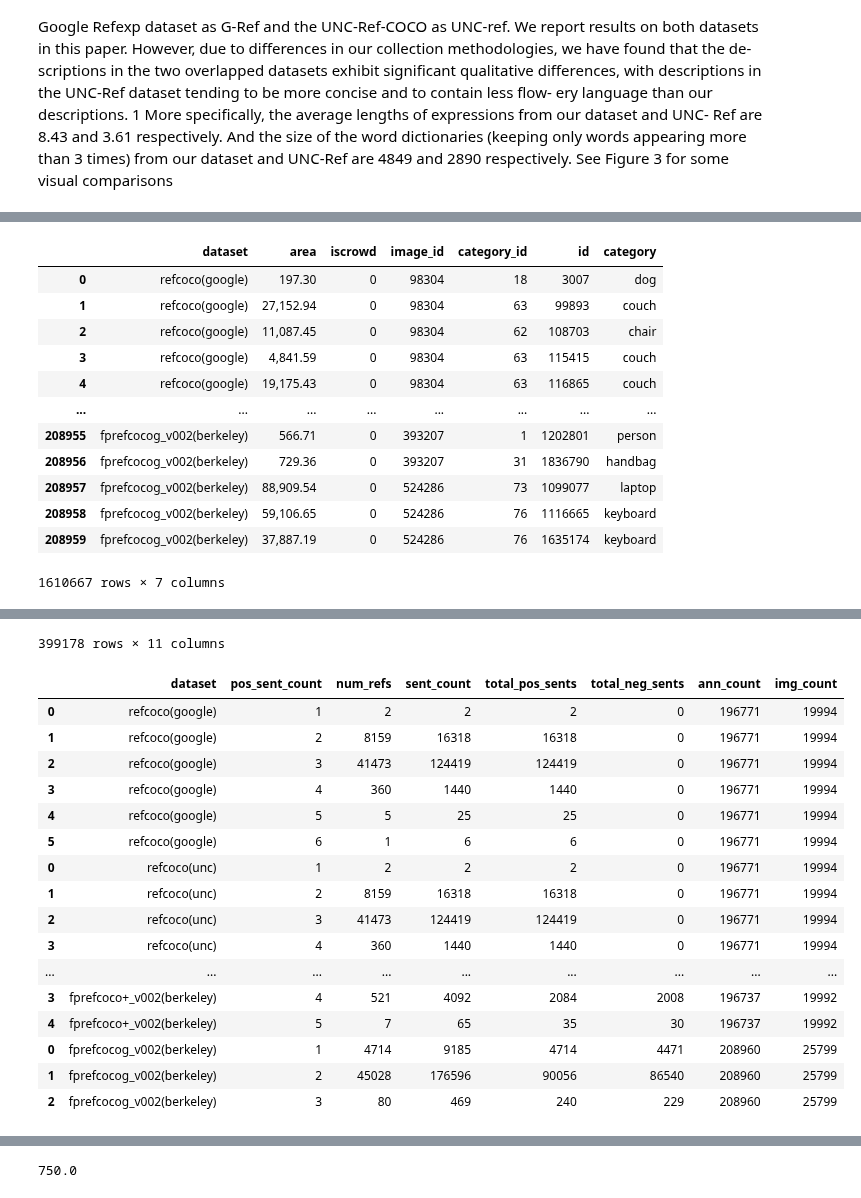
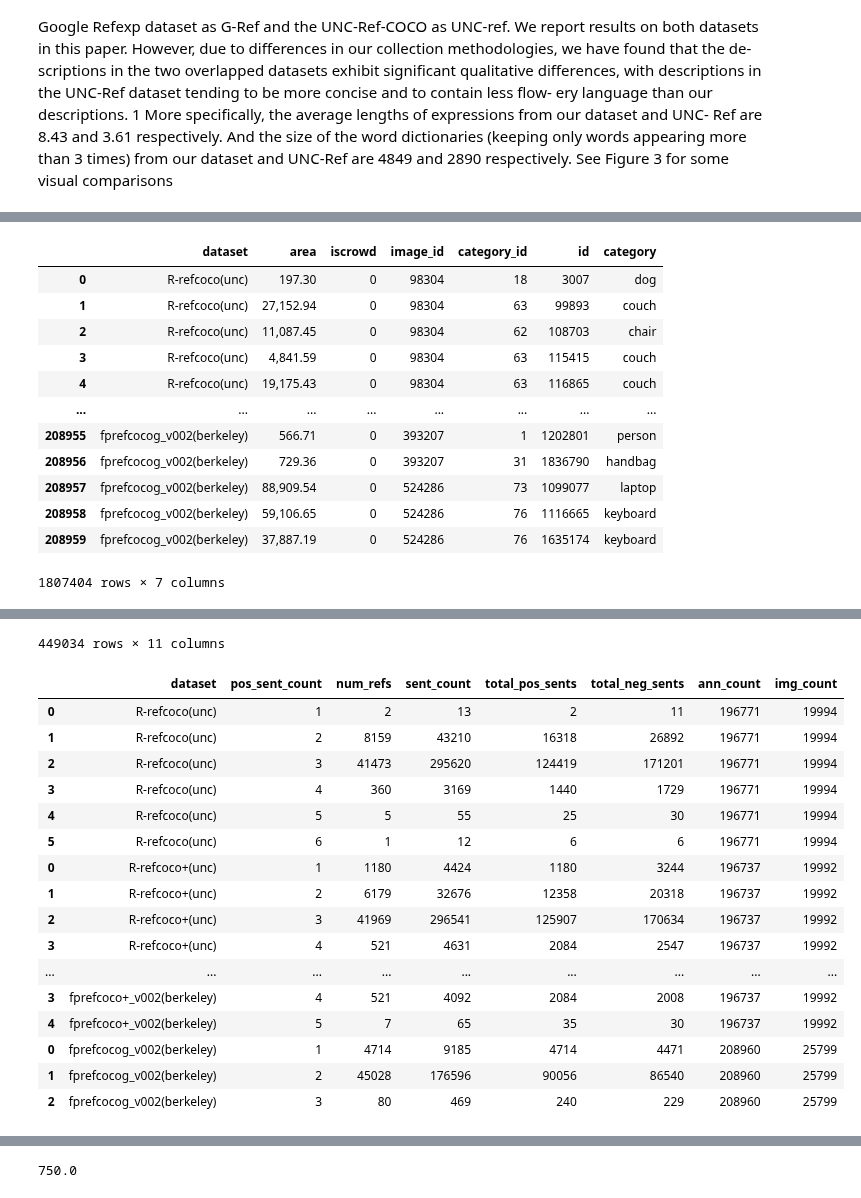
Before and after one commit to GiscardBiamby/cocobetter, a Jupyter notebook: PythonAPI/notebooks/ref_correct/ref_stats.ipynb, the cells around one changed output, grey strips where cells are left out. Saved outputs shown, nothing was run; the diff lists cells and outputs as text; code cells hidden in the pictures.

```diff
--- a/PythonAPI/notebooks/ref_correct/ref_stats.ipynb
+++ b/PythonAPI/notebooks/ref_correct/ref_stats.ipynb
@@ -268,16 +266,14 @@ def show_sentence_counts(coco: COCO, L=3, visualize=True):
 # df_rrefcoco, df_rrefcoco_agg = show_sentence_counts(rref_coco)
 # %%
 VALID_SPLITS = {
-    # "R-refcoco": ["unc"],
-    # "R-refcoco+": ["unc"],
-    # "R-refcocog": ["umd"],
+    "R-refcoco": ["unc"],
+    "R-refcoco+": ["unc"],
+    "R-refcocog": ["umd"],
     # "refclef": ["berkeley", "unc"],
-    "refcoco": ["unc", "google"],
+    "refcoco": ["unc"],  # ["unc", "google"],
     "refcoco+": ["unc"],
-    "refcocog": [
-        "umd",
-        "google",
-    ],  # ["google", "umd"], # google and umd are identical, but have differet train/val/test splits.
+    # refcocog: google and umd are identical, but have differet train/val/test splits.
+    "refcocog": ["umd"],  # ["umd", "google"]
     # "coconegref": ["berkeley"],
     "fprefcoco_v002": ["berkeley"],
     "fprefcoco+_v002": ["berkeley"],
@@ -285,12 +281,15 @@ VALID_SPLITS = {
 }
 
 
-def build_refcoco(refseg_path: Path, dataset_name: str, split_by: str = None) -> COCO:
+def build_refcoco(refseg_path: Path, dataset_name: str, split_by: str = None, suffix: str = "") -> COCO:
     assert dataset_name in VALID_SPLITS, dataset_name
     if split_by is None:
         split_by = VALID_SPLITS[dataset_name][0]
     else:
         assert split_by in VALID_SPLITS[dataset_name]
+    if suffix:
+        assert suffix.startswith("_"), "suffix must start with underscore"
+        split_by = split_by + suffix
     coco = COCO(
         refseg_path / dataset_name / "instances.json",
         is_ref_dataset=True,
@@ -308,7 +307,7 @@ for dataset_name, split_bys in VALID_SPLITS.items():
         print("\n\n")
         print("=" * 220)
         print(f"Dataset: {dataset_name}({split_by})")
-        ref_coco = build_refcoco(REFSEG_DIR, dataset_name, split_by)
+        ref_coco = build_refcoco(REFSEG_DIR, dataset_name, split_by, suffix="_exclude_unified")
         df_meta = get_coco_df(ref_coco)
 
         df_refcoco, df_refcoco_agg, df_ann = show_sentence_counts(
@@ -358,16 +357,16 @@ creating index...
 index created!
 pos/neg sentence_counts:  95010 91240
 |  | dataset | area | iscrowd | image_id | category_id | id | category |
-| 0 | refcoco(google) | 197.30 | 0 | 98304 | 18 | 3007 | dog |
-| 1 | refcoco(google) | 27,152.94 | 0 | 98304 | 63 | 99893 | couch |
-| 2 | refcoco(google) | 11,087.45 | 0 | 98304 | 62 | 108703 | chair |
-| 3 | refcoco(google) | 4,841.59 | 0 | 98304 | 63 | 115415 | couch |
-| 4 | refcoco(google) | 19,175.43 | 0 | 98304 | 63 | 116865 | couch |
+| 0 | R-refcoco(unc) | 197.30 | 0 | 98304 | 18 | 3007 | dog |
+| 1 | R-refcoco(unc) | 27,152.94 | 0 | 98304 | 63 | 99893 | couch |
+| 2 | R-refcoco(unc) | 11,087.45 | 0 | 98304 | 62 | 108703 | chair |
+| 3 | R-refcoco(unc) | 4,841.59 | 0 | 98304 | 63 | 115415 | couch |
+| 4 | R-refcoco(unc) | 19,175.43 | 0 | 98304 | 63 | 116865 | couch |
 | ... | ... | ... | ... | ... | ... | ... | ... |
 | 208955 | fprefcocog_v002(berkeley) | 566.71 | 0 | 393207 | 1 | 1202801 | person |
 | 208956 | fprefcocog_v002(berkeley) | 729.36 | 0 | 393207 | 31 | 1836790 | handbag |
 | 208957 | fprefcocog_v002(berkeley) | 88,909.54 | 0 | 524286 | 73 | 1099077 | laptop |
 | 208958 | fprefcocog_v002(berkeley) | 59,106.65 | 0 | 524286 | 76 | 1116665 | keyboard |
 | 208959 | fprefcocog_v002(berkeley) | 37,887.19 | 0 | 524286 | 76 | 1635174 | keyboard |
-1610667 rows × 7 columns
+1807404 rows × 7 columns
 |  | dataset | ref_id | image_id | split | ann_id | category_id | category | supercategory | sent_count | ... |
@@ -385,15 +384,15 @@ pos/neg sentence_counts:  95010 91240
-399178 rows × 11 columns
+449034 rows × 11 columns
 |  | dataset | pos_sent_count | num_refs | sent_count | total_pos_sents | total_neg_sents | ann_count | img_count |
-| 0 | refcoco(google) | 1 | 2 | 2 | 2 | 0 | 196771 | 19994 |
-| 1 | refcoco(google) | 2 | 8159 | 16318 | 16318 | 0 | 196771 | 19994 |
-| 2 | refcoco(google) | 3 | 41473 | 124419 | 124419 | 0 | 196771 | 19994 |
-| 3 | refcoco(google) | 4 | 360 | 1440 | 1440 | 0 | 196771 | 19994 |
-| 4 | refcoco(google) | 5 | 5 | 25 | 25 | 0 | 196771 | 19994 |
-| 5 | refcoco(google) | 6 | 1 | 6 | 6 | 0 | 196771 | 19994 |
-| 0 | refcoco(unc) | 1 | 2 | 2 | 2 | 0 | 196771 | 19994 |
-| 1 | refcoco(unc) | 2 | 8159 | 16318 | 16318 | 0 | 196771 | 19994 |
-| 2 | refcoco(unc) | 3 | 41473 | 124419 | 124419 | 0 | 196771 | 19994 |
-| 3 | refcoco(unc) | 4 | 360 | 1440 | 1440 | 0 | 196771 | 19994 |
+| 0 | R-refcoco(unc) | 1 | 2 | 13 | 2 | 11 | 196771 | 19994 |
+| 1 | R-refcoco(unc) | 2 | 8159 | 43210 | 16318 | 26892 | 196771 | 19994 |
+| 2 | R-refcoco(unc) | 3 | 41473 | 295620 | 124419 | 171201 | 196771 | 19994 |
+| 3 | R-refcoco(unc) | 4 | 360 | 3169 | 1440 | 1729 | 196771 | 19994 |
+| 4 | R-refcoco(unc) | 5 | 5 | 55 | 25 | 30 | 196771 | 19994 |
+| 5 | R-refcoco(unc) | 6 | 1 | 12 | 6 | 6 | 196771 | 19994 |
+| 0 | R-refcoco+(unc) | 1 | 1180 | 4424 | 1180 | 3244 | 196737 | 19992 |
+| 1 | R-refcoco+(unc) | 2 | 6179 | 32676 | 12358 | 20318 | 196737 | 19992 |
+| 2 | R-refcoco+(unc) | 3 | 41969 | 296541 | 125907 | 170634 | 196737 | 19992 |
+| 3 | R-refcoco+(unc) | 4 | 521 | 4631 | 2084 | 2547 | 196737 | 19992 |
 | ... | ... | ... | ... | ... | ... | ... | ... | ... |
 | 3 | fprefcoco+_v002(berkeley) | 4 | 521 | 4092 | 2084 | 2008 | 196737 | 19992 |
 | 4 | fprefcoco+_v002(berkeley) | 5 | 7 | 65 | 35 | 30 | 196737 | 19992 |
```
Also changed, not shown: parts of 12 cells of this notebook, 1 other file.
